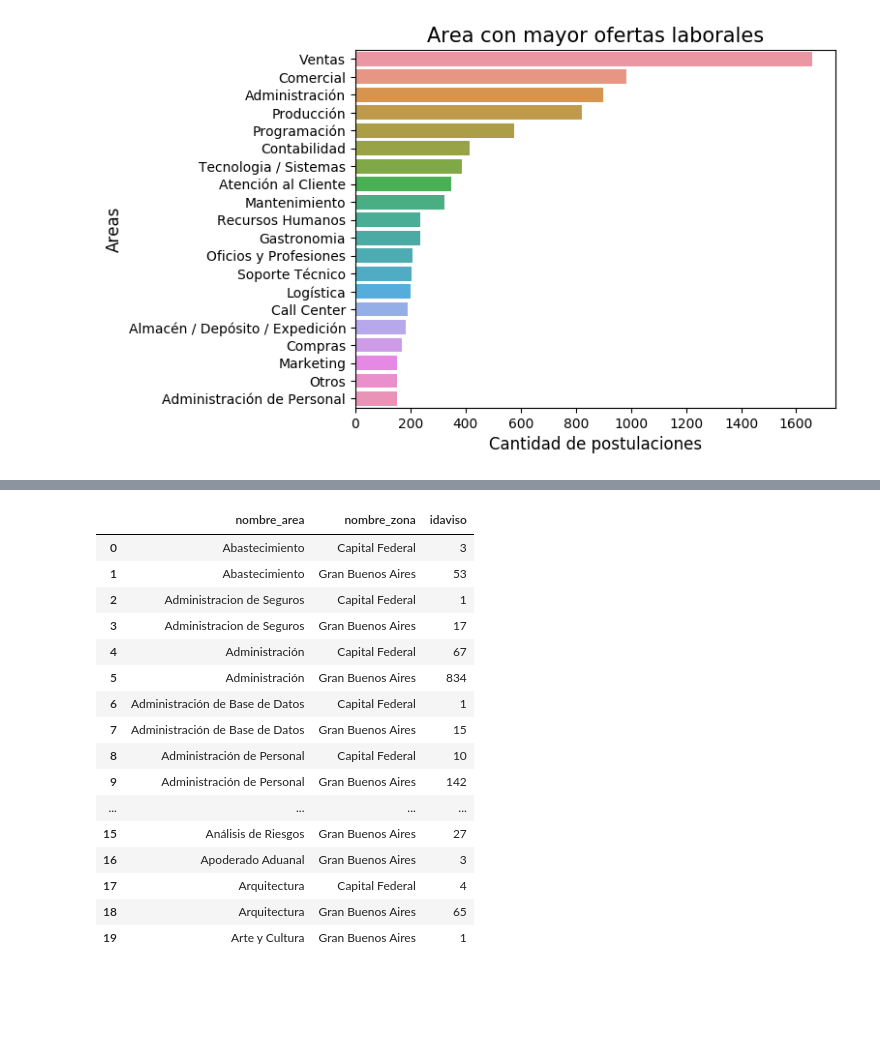
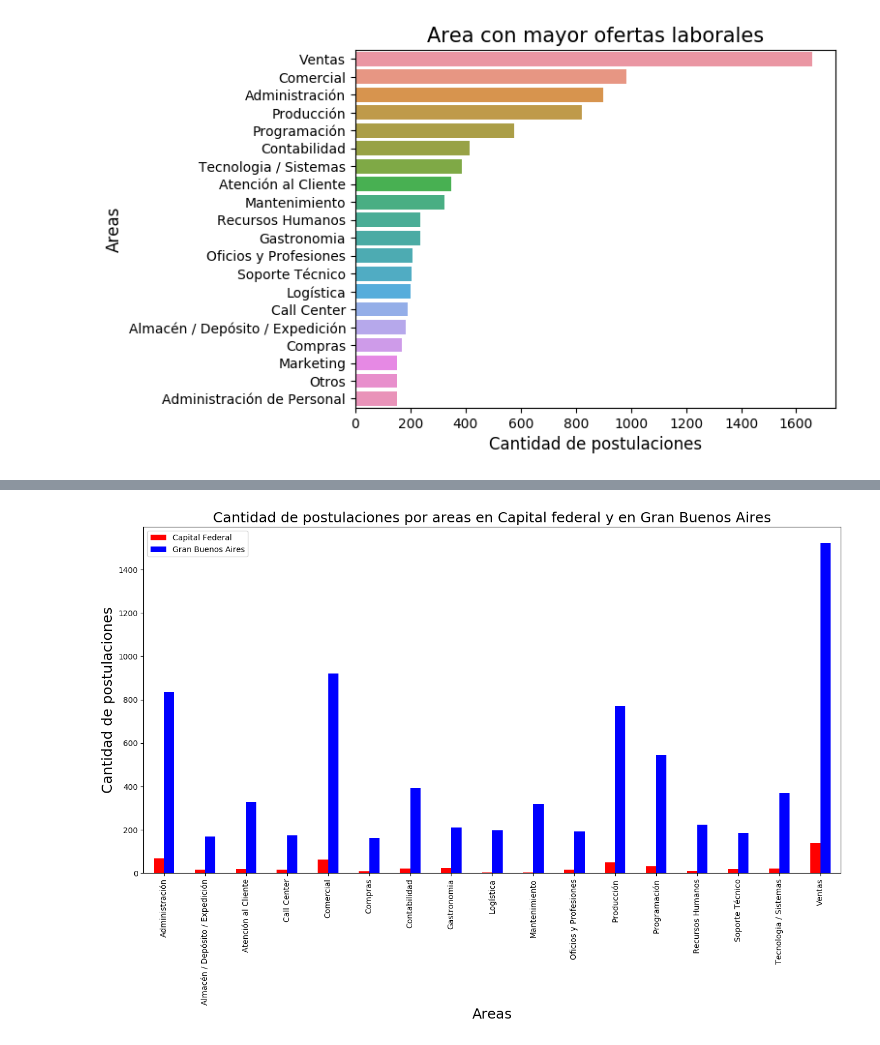
Before and after one commit to NayShine/7506-Grupo35, a Jupyter notebook: Finger 1.ipynb, the cells around one changed output, grey strips where cells are left out. Drawn from its saved outputs; the diff is of its cells as text; code cells hidden in the pictures; blank space fills up the shorter version.

```diff
--- a/Finger 1.ipynb
+++ b/Finger 1.ipynb
@@ -161,21 +127,17 @@ Text(0,0.5,'Cantidad de Proyectos')
-# %%
-ade_area20=ade.loc[:, ["nombre_area", "nombre_zona", "idaviso"]].groupby(["nombre_area", "nombre_zona"],as_index=False).count().head(20)
-ade_area20
-# %% [output]
-|  | nombre_area | nombre_zona | idaviso |
-| 0 | Abastecimiento | Capital Federal | 3 |
-| 1 | Abastecimiento | Gran Buenos Aires | 53 |
-| 2 | Administracion de Seguros | Capital Federal | 1 |
-| 3 | Administracion de Seguros | Gran Buenos Aires | 17 |
-| 4 | Administración | Capital Federal | 67 |
-| 5 | Administración | Gran Buenos Aires | 834 |
-| 6 | Administración de Base de Datos | Capital Federal | 1 |
-| 7 | Administración de Base de Datos | Gran Buenos Aires | 15 |
-| 8 | Administración de Personal | Capital Federal | 10 |
-| 9 | Administración de Personal | Gran Buenos Aires | 142 |
-| ... | ... | ... | ... |
-| 15 | Análisis de Riesgos | Gran Buenos Aires | 27 |
-| 16 | Apoderado Aduanal | Gran Buenos Aires | 3 |
-| 17 | Arquitectura | Capital Federal | 4 |
-| 18 | Arquitectura | Gran Buenos Aires | 65 |
-| 19 | Arte y Cultura | Gran Buenos Aires | 1 |
+# %%
+
+areas = ade.loc[:, ["nombre_area", "nombre_zona", "idaviso", "idpais"]]
+capital = areas.loc[areas['nombre_zona'] == 'Capital Federal',('nombre_area', 'idaviso')].groupby('nombre_area').agg(np.size)
+provincia = areas.loc[areas['nombre_zona'] == 'Gran Buenos Aires',('nombre_area', 'idpais')].groupby('nombre_area').agg(np.size)
+ambos=pd.concat([capital, provincia],axis=1).dropna()
+ambos=ambos.rename(columns={"idaviso":"Capital Federal", "idpais":"Gran Buenos Aires"})
+
+
+
+ambos[ambos["Gran Buenos Aires"]>=150].plot(kind="bar", figsize=(16,8), color=["r","b"] );
+
+plt.xlabel('Areas', fontsize=18)
+plt.ylabel("Cantidad de postulaciones",fontsize=18)
+plt.title("Cantidad de postulaciones por areas en Capital federal y en Gran Buenos Aires",fontsize=18);
+# %% [output]
+[figure, added]
```
Also changed, not shown: parts of 3 cells of this notebook.
